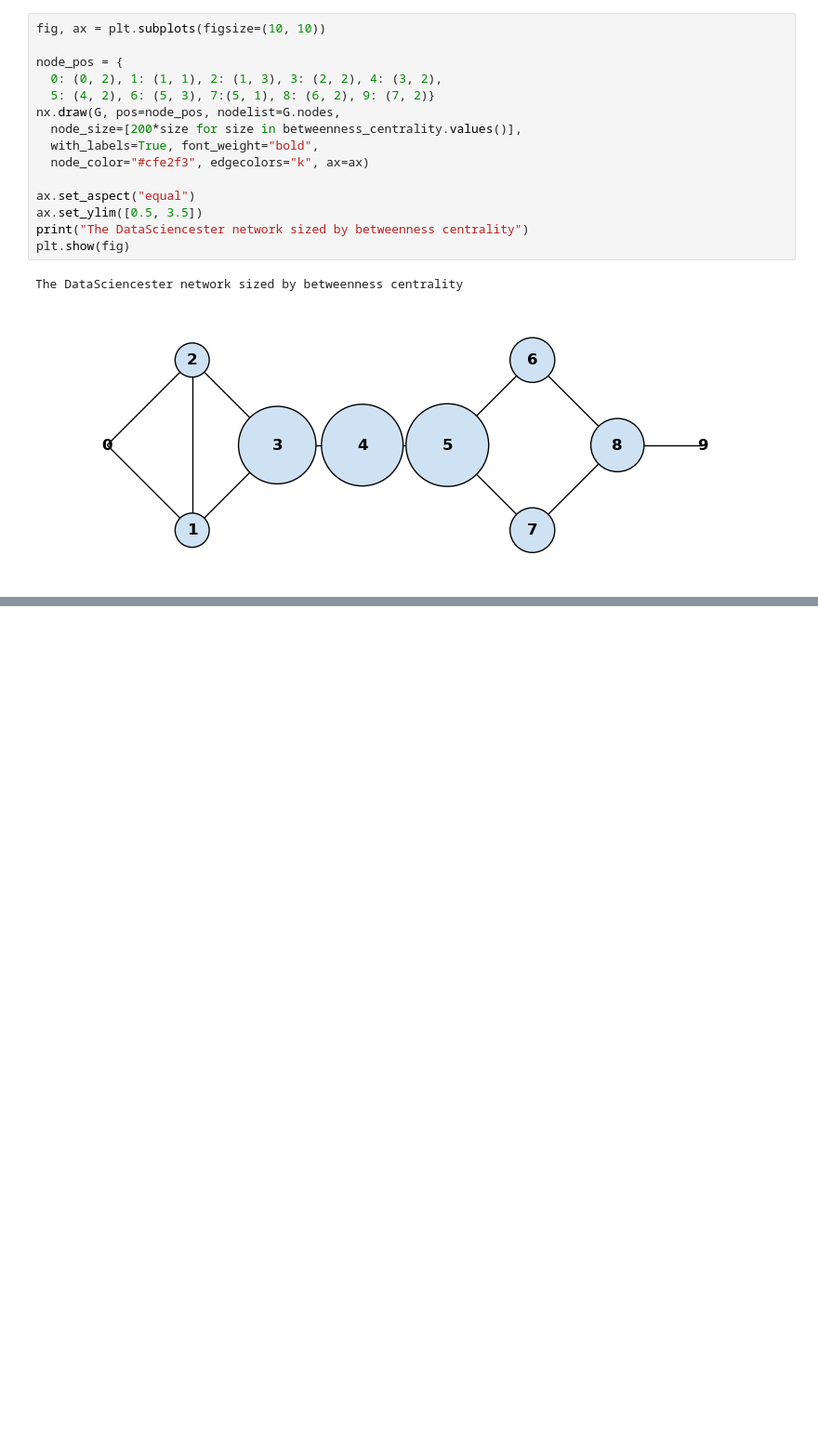
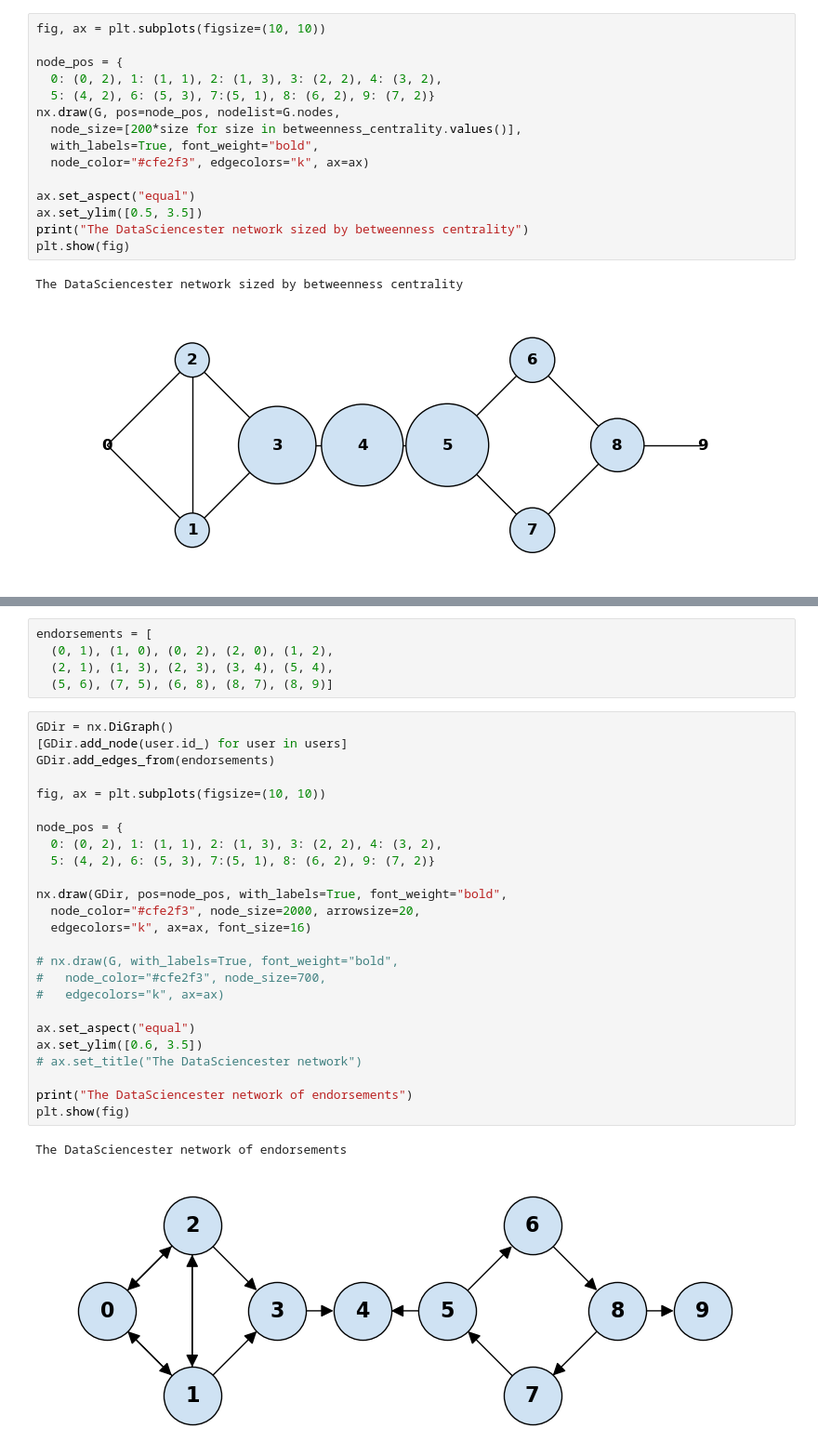
Before and after one commit to LugoBlogger/AK-201-426-data-science, a Jupyter notebook: ch-23-network-analysis.ipynb, the cells around one changed output, grey strips where cells are left out. Shown at 93% size. Drawn from its saved outputs; the diff is of its cells as text; blank space fills up the shorter version.

```diff
--- a/ch-23-network-analysis.ipynb
+++ b/ch-23-network-analysis.ipynb
@@ -244,0 +489,33 @@ The DataSciencester network sized by betweenness centrality
+# %%
+endorsements = [
+  (0, 1), (1, 0), (0, 2), (2, 0), (1, 2),
+  (2, 1), (1, 3), (2, 3), (3, 4), (5, 4),
+  (5, 6), (7, 5), (6, 8), (8, 7), (8, 9)]
+# %%
+GDir = nx.DiGraph()
+[GDir.add_node(user.id_) for user in users]
+GDir.add_edges_from(endorsements)
+
+fig, ax = plt.subplots(figsize=(10, 10))
+
+node_pos = {
+  0: (0, 2), 1: (1, 1), 2: (1, 3), 3: (2, 2), 4: (3, 2),
+  5: (4, 2), 6: (5, 3), 7:(5, 1), 8: (6, 2), 9: (7, 2)}
+
+nx.draw(GDir, pos=node_pos, with_labels=True, font_weight="bold",
+  node_color="#cfe2f3", node_size=2000, arrowsize=20,
+  edgecolors="k", ax=ax, font_size=16)
+
+# nx.draw(G, with_labels=True, font_weight="bold",
+#   node_color="#cfe2f3", node_size=700,
+#   edgecolors="k", ax=ax)
+
+ax.set_aspect("equal")
+ax.set_ylim([0.6, 3.5])
+# ax.set_title("The DataSciencester network")
+
+print("The DataSciencester network of endorsements")
+plt.show(fig)
+# %% [output]
+The DataSciencester network of endorsements
+[figure, added]
```
Also changed, not shown: parts of 31 cells of this notebook, 3 other files.
